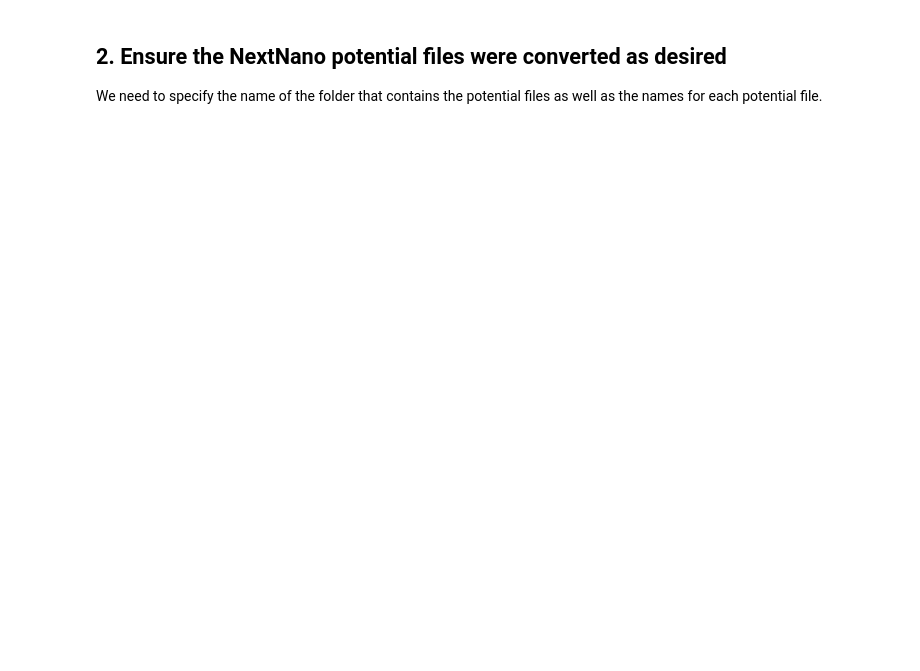
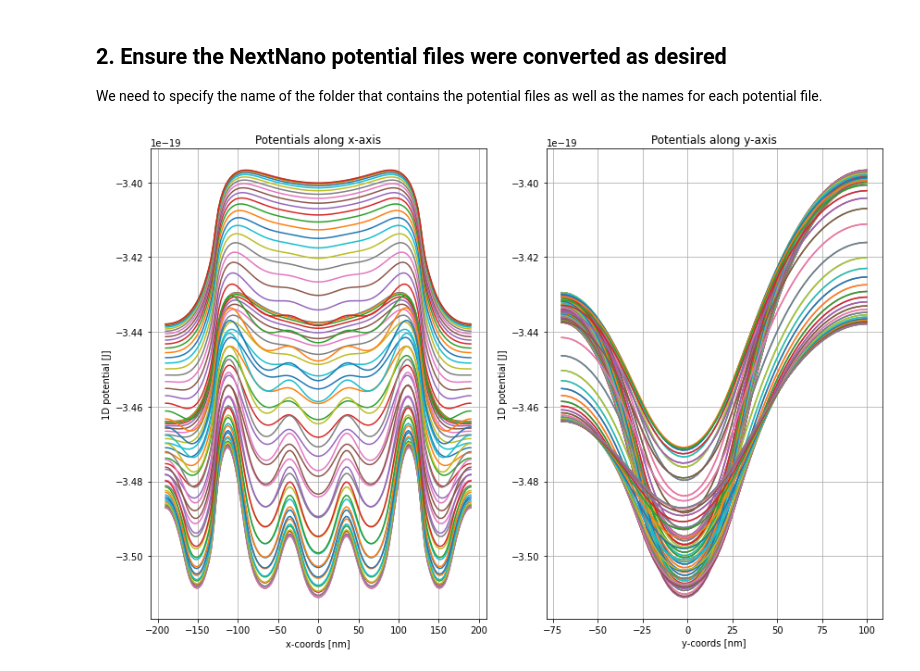
Before and after one commit to AaronL-in/qubit-dots, a Jupyter notebook: tutorials/Process NextNano Files.ipynb, the cells around one changed output. Drawn from its saved outputs; the diff is of its cells as text; code cells hidden in the pictures; blank space fills up the shorter version.

```diff
--- a/tutorials/Process NextNano Files.ipynb
+++ b/tutorials/Process NextNano Files.ipynb
@@ -77,6 +91,10 @@ V5 = [0.1]
 
 # Add all voltage values to a list
 ctrl_vals = [V1, V2, V3, V4, V5]
+
+# Or extract voltage values from the the imported nextnano data
+ctrl_vals = pot.process_nextnano.retrieve_ctrl_vals(potential)
+
 
 # Now load the potentials for the newly created potential files
 # load_files returns a dictionary of all the information loaded
@@ -87,30 +105,32 @@ ctrl_vals = [V1, V2, V3, V4, V5]
 loaded_data = pot.load_potentials(ctrl_vals, ctrl_names,
                                   f_type='pot', f_dir=pot_dir,
                                   f_dis_units='nm', f_pot_units='eV')
 # Additional keyword arguments are trim_x and trim_y which will trim the loaded potentials
 # to be only within the bounds specified by trim_x and trim_y
 
 # We can check the fields of the dictionary returned to see what is stored.
 loaded_data.keys()
 
 # We can also go on to plot all of potential crossections along the x/y-planes for the choosen slice.
 fig = plt.figure(figsize=(12,8))
 ax1 = fig.add_subplot(121)
 ax2 = fig.add_subplot(122)
 
 # potential along x-axis at y-axis slice
 for i in range(np.shape(loaded_data['coords'][1])[0]):
     ax1.plot(loaded_data['coords'][0].T/1E-9,loaded_data['potentials'][0][i,:].T)
 ax1.set(xlabel='x-coords [nm]', ylabel='1D potential [J]',
 title=f'Potentials along x-axis')
 ax1.grid()
 
 # potential along y-axis at x-axis slice
 for i in range(np.shape(loaded_data['coords'][0])[0]):
     ax2.plot(loaded_data['coords'][1]/1E-9,loaded_data['potentials'][0][:,i])
 ax2.set(xlabel='y-coords [nm]', ylabel='1D potential [J]',
 title=f'Potentials along y-axis')
 ax2.grid()
 
 fig.tight_layout()
 plt.show()
+# %% [output]
+[figure, added]
```
Also changed, not shown: parts of 2 cells of this notebook, 2 other files.
